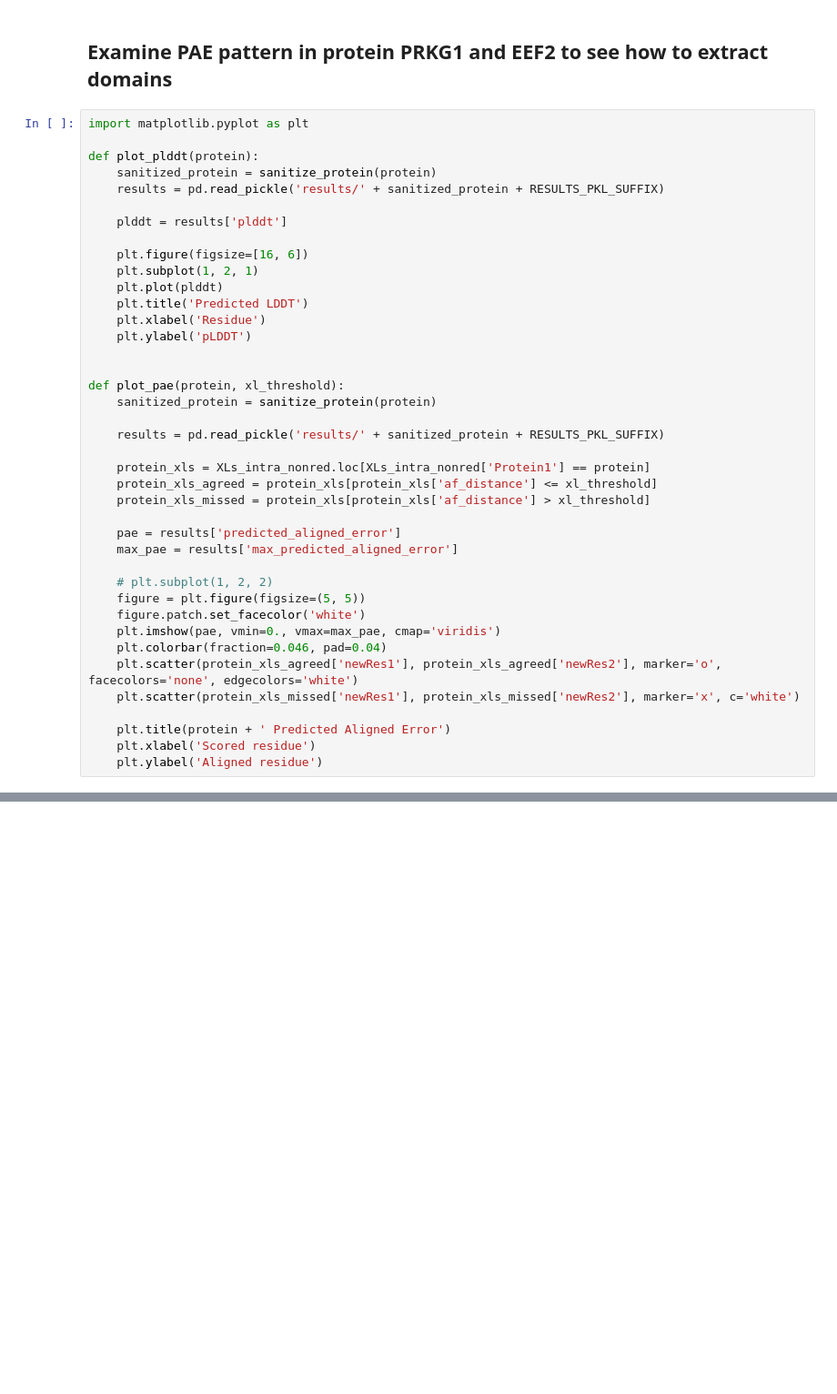
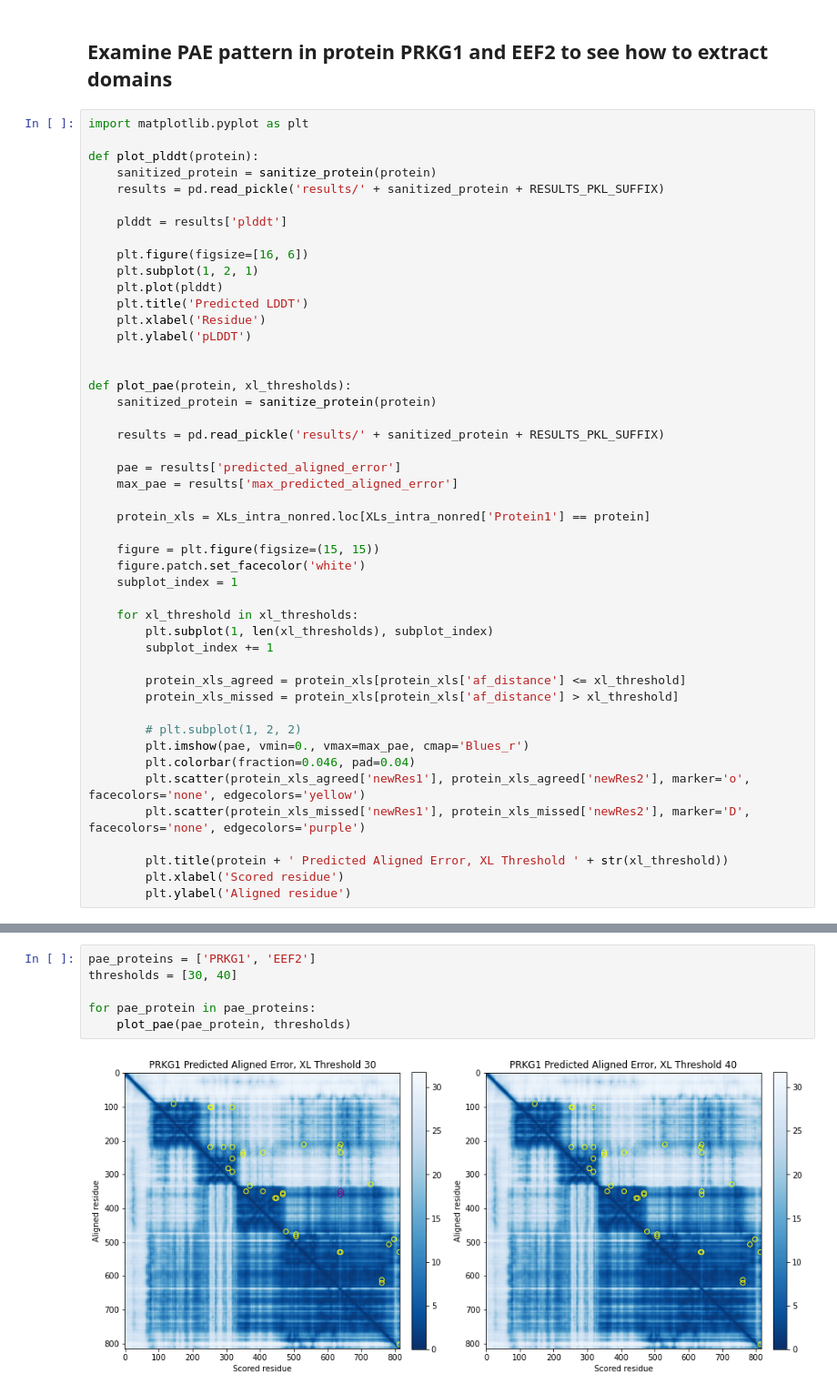
Before and after one commit to epenning/crosslinking, a Jupyter notebook: compare_crosslinks.ipynb, the cells around one changed output, grey strips where cells are left out. Shown at 91% size. Drawn from its saved outputs; the diff is of its cells as text; blank space fills up the shorter version.

Commit message:
Update plots for PAE

```diff
--- a/compare_crosslinks.ipynb
+++ b/compare_crosslinks.ipynb
@@ -200,26 +200,33 @@ def plot_plddt(protein):
     plt.ylabel('pLDDT')
 
 
-def plot_pae(protein, xl_threshold):
+def plot_pae(protein, xl_thresholds):
     sanitized_protein = sanitize_protein(protein)
 
     results = pd.read_pickle('results/' + sanitized_protein + RESULTS_PKL_SUFFIX)
 
-    protein_xls = XLs_intra_nonred.loc[XLs_intra_nonred['Protein1'] == protein]
-    protein_xls_agreed = protein_xls[protein_xls['af_distance'] <= xl_threshold]
-    protein_xls_missed = protein_xls[protein_xls['af_distance'] > xl_threshold]
-
     pae = results['predicted_aligned_error']
     max_pae = results['max_predicted_aligned_error']
 
-    # plt.subplot(1, 2, 2)
-    figure = plt.figure(figsize=(5, 5))
+    protein_xls = XLs_intra_nonred.loc[XLs_intra_nonred['Protein1'] == protein]
+
+    figure = plt.figure(figsize=(15, 15))
     figure.patch.set_facecolor('white')
-    plt.imshow(pae, vmin=0., vmax=max_pae, cmap='viridis')
-    plt.colorbar(fraction=0.046, pad=0.04)
-    plt.scatter(protein_xls_agreed['newRes1'], protein_xls_agreed['newRes2'], marker='o', facecolors='none', edgecolors='white')
-    plt.scatter(protein_xls_missed['newRes1'], protein_xls_missed['newRes2'], marker='x', c='white')
+    subplot_index = 1
 
-    plt.title(protein + ' Predicted Aligned Error')
-    plt.xlabel('Scored residue')
-    plt.ylabel('Aligned residue')
+    for xl_threshold in xl_thresholds:
+        plt.subplot(1, len(xl_thresholds), subplot_index)
+        subplot_index += 1
+
+        protein_xls_agreed = protein_xls[protein_xls['af_distance'] <= xl_threshold]
+        protein_xls_missed = protein_xls[protein_xls['af_distance'] > xl_threshold]
+
+        # plt.subplot(1, 2, 2)
+        plt.imshow(pae, vmin=0., vmax=max_pae, cmap='Blues_r')
+        plt.colorbar(fraction=0.046, pad=0.04)
+        plt.scatter(protein_xls_agreed['newRes1'], protein_xls_agreed['newRes2'], marker='o', facecolors='none', edgecolors='yellow')
+        plt.scatter(protein_xls_missed['newRes1'], protein_xls_missed['newRes2'], marker='D', facecolors='none', edgecolors='purple')
+
+        plt.title(protein + ' Predicted Aligned Error, XL Threshold ' + str(xl_threshold))
+        plt.xlabel('Scored residue')
+        plt.ylabel('Aligned residue')
@@ -237,0 +233,8 @@ plot_pae('EEF2', 40)
+# %%
+pae_proteins = ['PRKG1', 'EEF2']
+thresholds = [30, 40]
+
+for pae_protein in pae_proteins:
+    plot_pae(pae_protein, thresholds)
+# %% [output]
+[figure, added]
```
Also changed, not shown: parts of 3 cells of this notebook.
